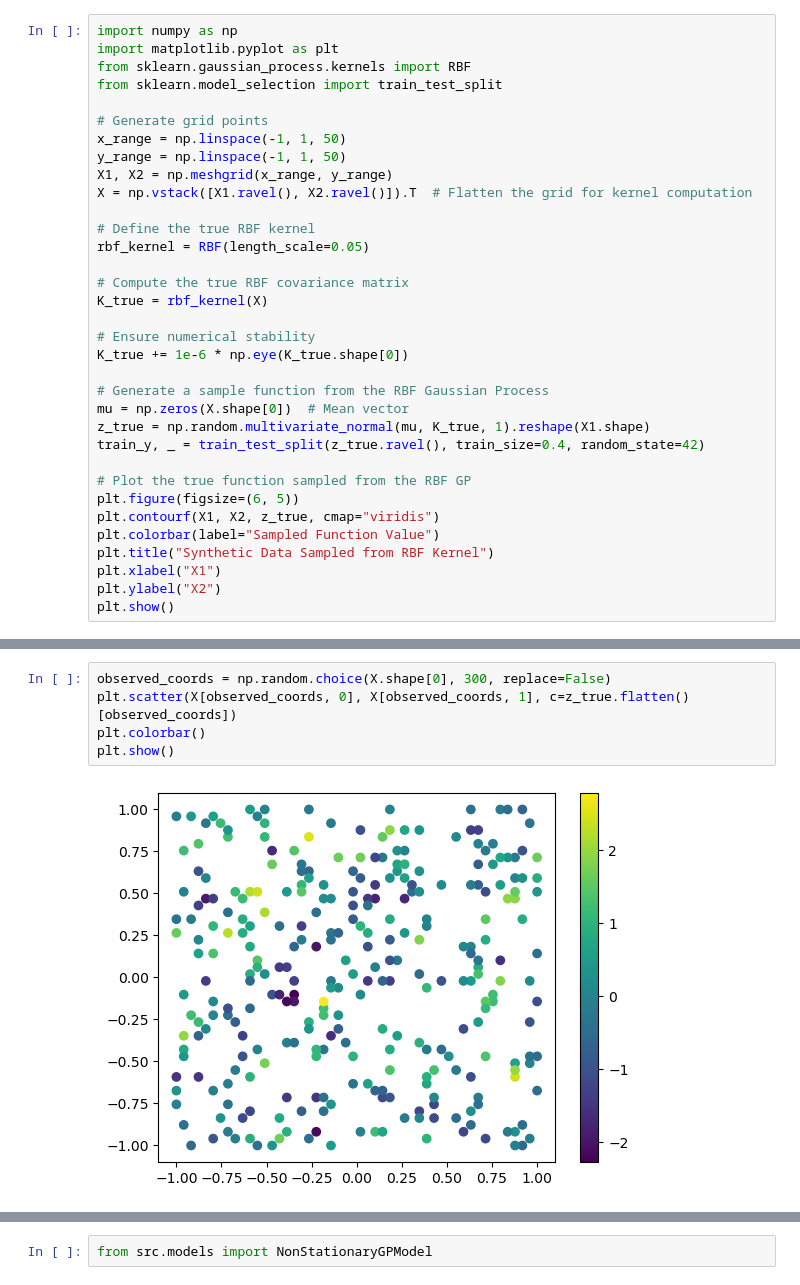
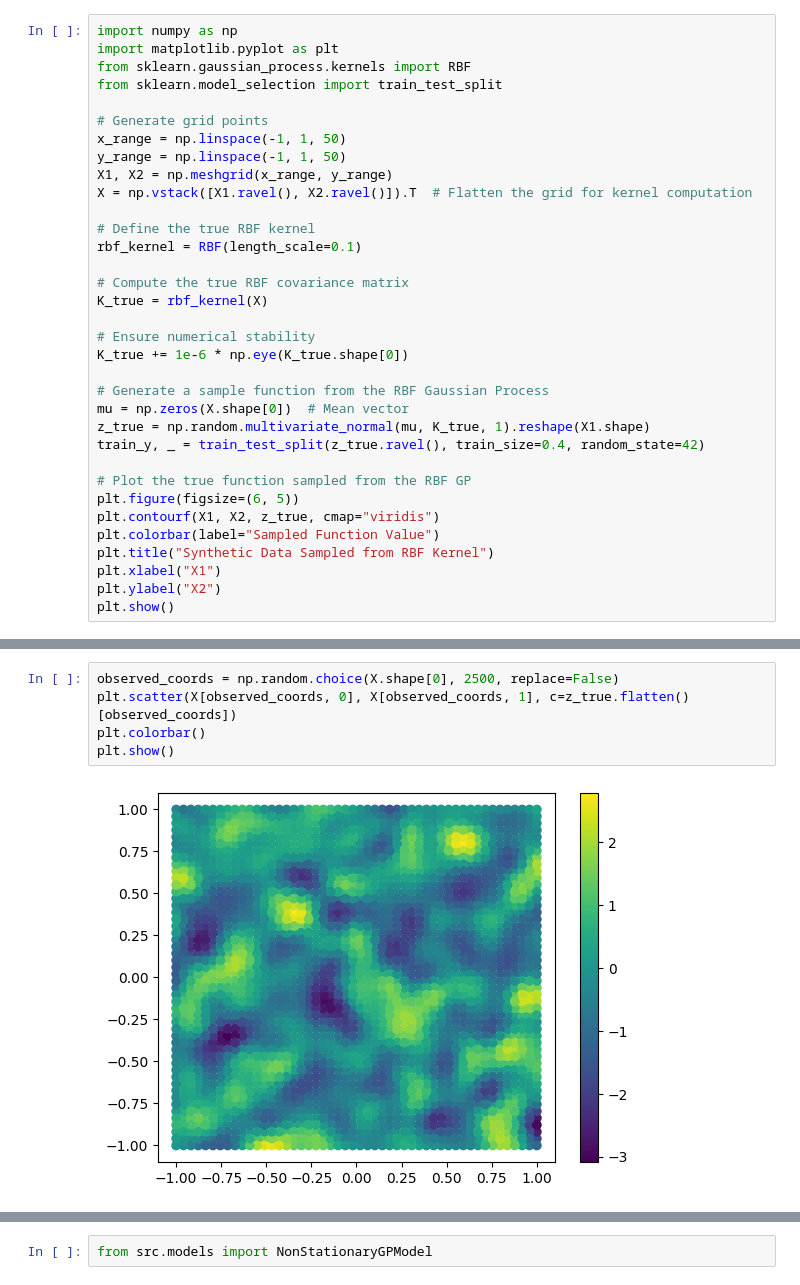
Before and after one commit to edrian-liao/uhi-deep-learning, a Jupyter notebook: notebooks/06_generate_random_field.ipynb, the cells around one changed output, grey strips where cells are left out. Saved outputs shown, nothing was run; the diff lists cells and outputs as text.

```diff
--- a/notebooks/06_generate_random_field.ipynb
+++ b/notebooks/06_generate_random_field.ipynb
@@ -56,7 +59,7 @@ X1, X2 = np.meshgrid(x_range, y_range)
 X = np.vstack([X1.ravel(), X2.ravel()]).T  # Flatten the grid for kernel computation
 
 # Define the true RBF kernel
-rbf_kernel = RBF(length_scale=0.05)
+rbf_kernel = RBF(length_scale=0.1)
 
 # Compute the true RBF covariance matrix
 K_true = rbf_kernel(X)
@@ -82,10 +87,10 @@ plt.show()
 # %%
-observed_coords = np.random.choice(X.shape[0], 300, replace=False)
+observed_coords = np.random.choice(X.shape[0], 2500, replace=False)
 plt.scatter(X[observed_coords, 0], X[observed_coords, 1], c=z_true.flatten()[observed_coords])
 plt.colorbar()
 plt.show()
 # %% [output]
-[figure, old version]
+[figure, new version]
 # %%
 cd ..
 # %% [output]
```
Also changed, not shown: parts of 6 cells of this notebook, 11 other files.
